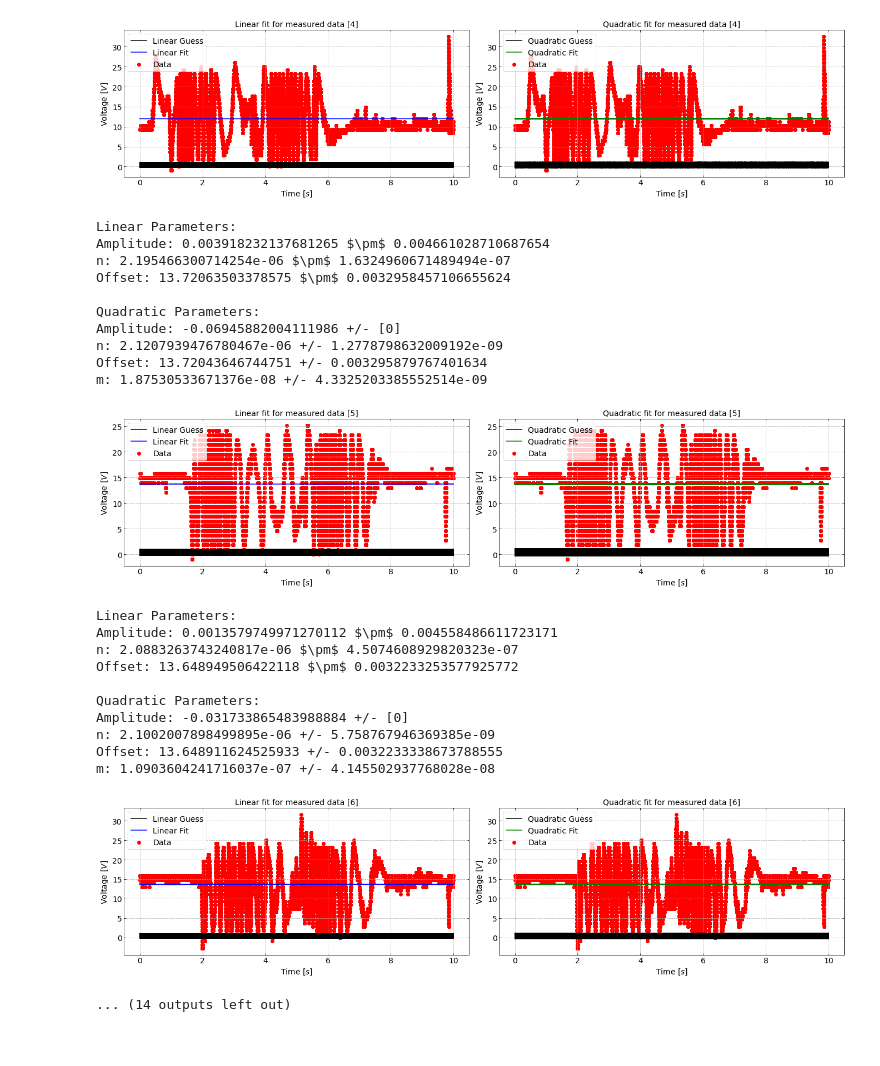
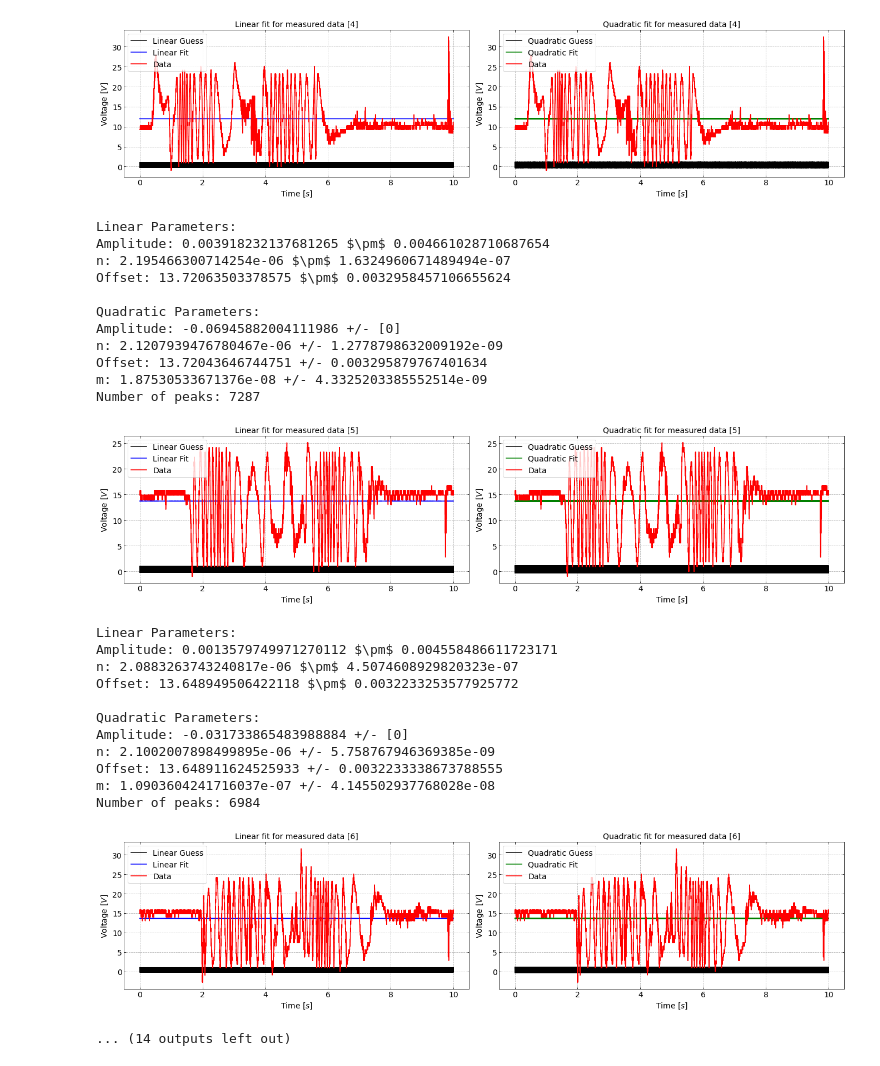
Before and after one commit to StefanStringer/ExperimentalBoyzWSL, a Jupyter notebook: Exercise_3/fuck_me.ipynb, the cells around one changed output. Drawn from its saved outputs; the diff is of its cells as text; code cells hidden in the pictures.

Commit message:
I think our data fucking sucks lol

```diff
--- a/Exercise_3/fuck_me.ipynb
+++ b/Exercise_3/fuck_me.ipynb
@@ -80,6 +81,11 @@ for i in range(len(time)):
     # Find the index where voltage data starts to rise (assuming data starts from a flat line)
     start_index = np.argmax(np.diff(V1[i]) > 0)
 
+    # Detect peaks in the dataset
+    peaks, _ = find_peaks(V1[i][start_index:], height=0)  # Adjust the height threshold as needed
+
+    num_peaks = len(peaks)
+
     # Linear fit
     axes[0].cla()  # Clear the first subplot
     plt.sca(axes[0])  # Set current axis to the first subplot
@@ -89,7 +95,7 @@ for i in range(len(time)):
     plt.title(f'Linear fit for measured data {[i+1]}')
     plt.plot(time[i], Linear_fit(time[i], *p0_lin), label='Linear Guess', color='black')  # Plot linear fit
     plt.plot(time[i], Linear_fit(time[i], *popt_1), label='Linear Fit', color='blue')  # Plot linear fit
-    plt.scatter(time[i], V1[i], label='Data', color='red')  # Plot data points
+    plt.plot(time[i], V1[i],ls ='-', label='Data', color='red')  # Plot data points
     plt.xlabel('Time [$s$]')
     plt.ylabel('Voltage [$V$]')
     plt.grid(ls='--')
@@ -104,7 +110,7 @@ for i in range(len(time)):
     plt.title(f'Quadratic fit for measured data {[i+1]}')
     plt.plot(time[i], Quad_fit(time[i], *p0_Quad), label='Quadratic Guess', color='black')  # Plot quadratic fit
     plt.plot(time[i], Quad_fit(time[i], *popt_2), label='Quadratic Fit', color='green')  # Plot quadratic fit
-    plt.scatter(time[i], V1[i], label='Data', color='red')  # Plot data points
+    plt.plot(time[i], V1[i],'-', label='Data', color='red')  # Plot data points
     plt.xlabel('Time [$s$]')
     plt.ylabel('Voltage [$V$]')
     plt.legend()
@@ -124,6 +130,7 @@ for i in range(len(time)):
     print("n:", popt_2[1], "+/-", quad_err[1])
     print("Offset:", popt_2[2], "+/-", quad_err[2])
     print("m:", popt_2[3], "+/-", quad_err[3])
+    print("Number of peaks:", num_peaks)
     plt.show()
 # %% [output]
 Linear Parameters:
@@ -172,24 +183,26 @@ m: -1.2917328744301715e-06 +/- 5.688249034097728e-08
-[figure, old version]
+[figure, new version]
 Linear Parameters:
 Amplitude: 0.003918232137681265 $\pm$ 0.004661028710687654
 n: 2.195466300714254e-06 $\pm$ 1.6324960671489494e-07
 Offset: 13.72063503378575 $\pm$ 0.0032958457106655624
 
 Quadratic Parameters:
 Amplitude: -0.06945882004111986 +/- [0]
 n: 2.1207939476780467e-06 +/- 1.2778798632009192e-09
 Offset: 13.72043646744751 +/- 0.003295879767401634
 m: 1.87530533671376e-08 +/- 4.3325203385552514e-09
+Number of peaks: 7287
-[figure, old version]
+[figure, new version]
 Linear Parameters:
 Amplitude: 0.0013579749971270112 $\pm$ 0.004558486611723171
 n: 2.0883263743240817e-06 $\pm$ 4.5074608929820323e-07
 Offset: 13.648949506422118 $\pm$ 0.0032233253577925772
 
 Quadratic Parameters:
 Amplitude: -0.031733865483988884 +/- [0]
 n: 2.1002007898499895e-06 +/- 5.758767946369385e-09
 Offset: 13.648911624525933 +/- 0.0032233338673788555
 m: 1.0903604241716037e-07 +/- 4.145502937768028e-08
+Number of peaks: 6984
-[figure, old version]
+[figure, new version]
 ... (14 outputs left out)
```
Also changed, not shown: parts of 2 cells of this notebook.
